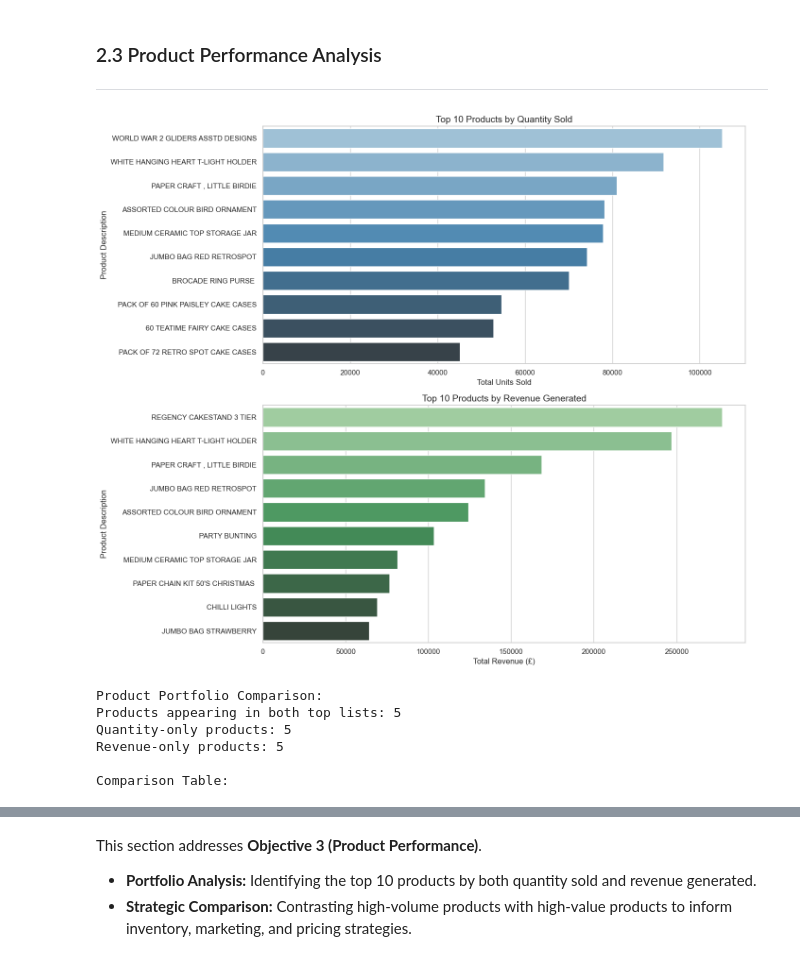
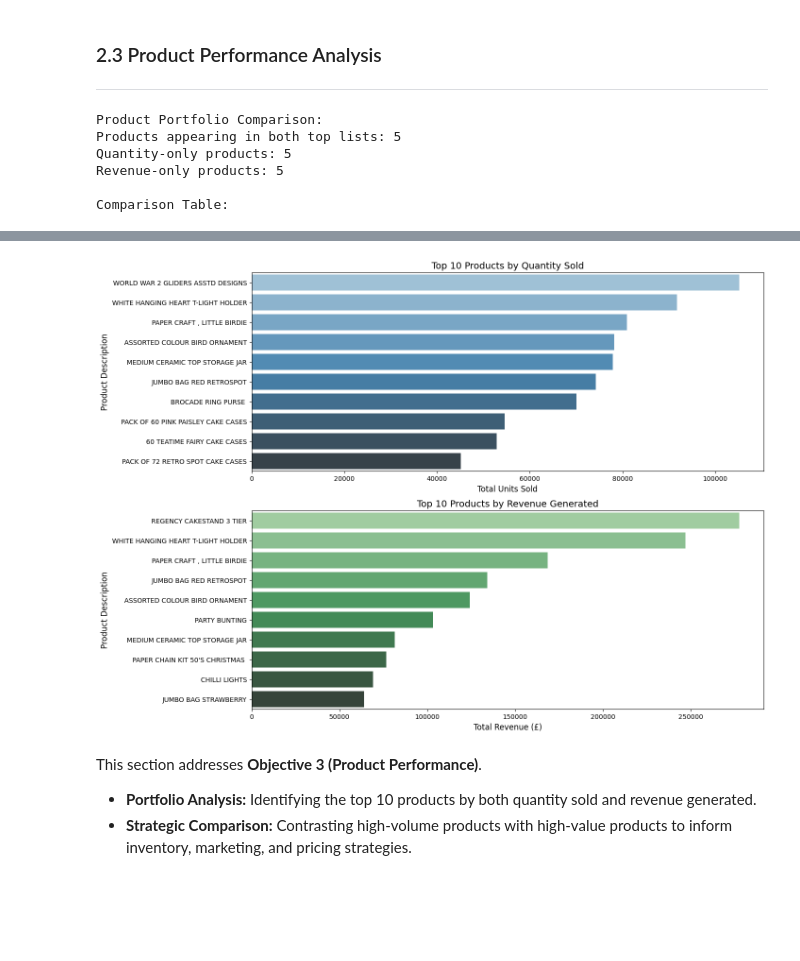
Before and after one commit to DilsaraThiranjaya/Strategic-Growth-Analysis-Team-Code-Serpents, a Jupyter notebook: notebooks/retail_analysis.ipynb, the cells around one changed output, grey strips where cells are left out. Saved outputs shown, nothing was run; the diff lists cells and outputs as text; code cells hidden in the pictures; blank space fills up the shorter version.

```diff
--- a/notebooks/retail_analysis.ipynb
+++ b/notebooks/retail_analysis.ipynb
@@ -307,8 +574,6 @@ ax[1].set_title('Top 10 Products by Revenue Generated', fontsize=14)
 ax[1].set_xlabel('Total Revenue (£)', fontsize=12)
 ax[1].set_ylabel('Product Description', fontsize=12)
 
-save_plot(fig, '../figures/products/product_performance.png')
-
 # Comparison analysis
 comparison_df = product_data['comparison']
 
@@ -328,7 +593,6 @@ comparison_table = pd.merge(
 print("\nComparison Table:")
 display(comparison_table)
 # %% [output]
-[figure, old version]
 Product Portfolio Comparison:
 Products appearing in both top lists: 5
 Quantity-only products: 5
@@ -353,4 +617,5 @@ Comparison Table:
 | 14 | WORLD WAR 2 GLIDERS ASSTD DESIGNS | 105185.0 | Not in Top 10 |
+[figure, new version]
 # %% [markdown]
 This section addresses **Objective 3 (Product Performance)**.
 - **Portfolio Analysis:** Identifying the top 10 products by both quantity sold and revenue generated.
```
Also changed, not shown: parts of 36 cells of this notebook.
